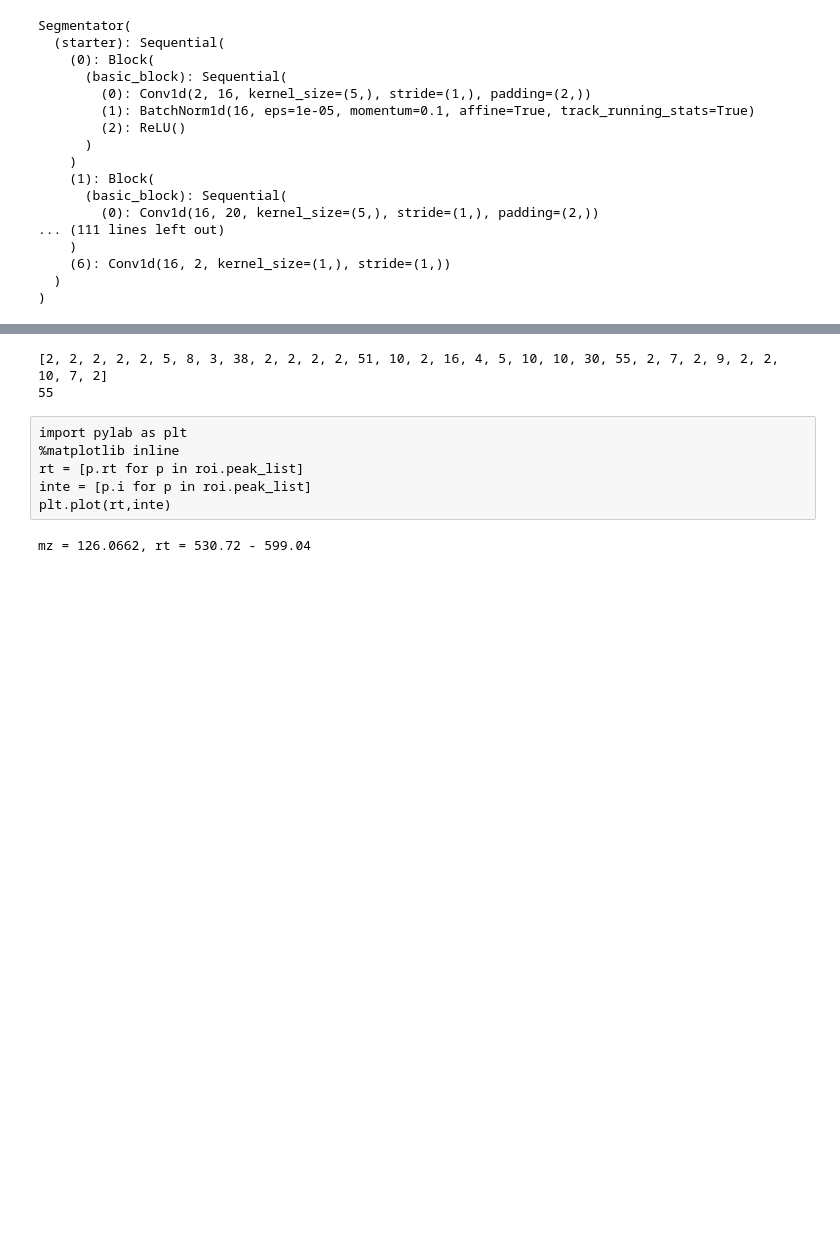
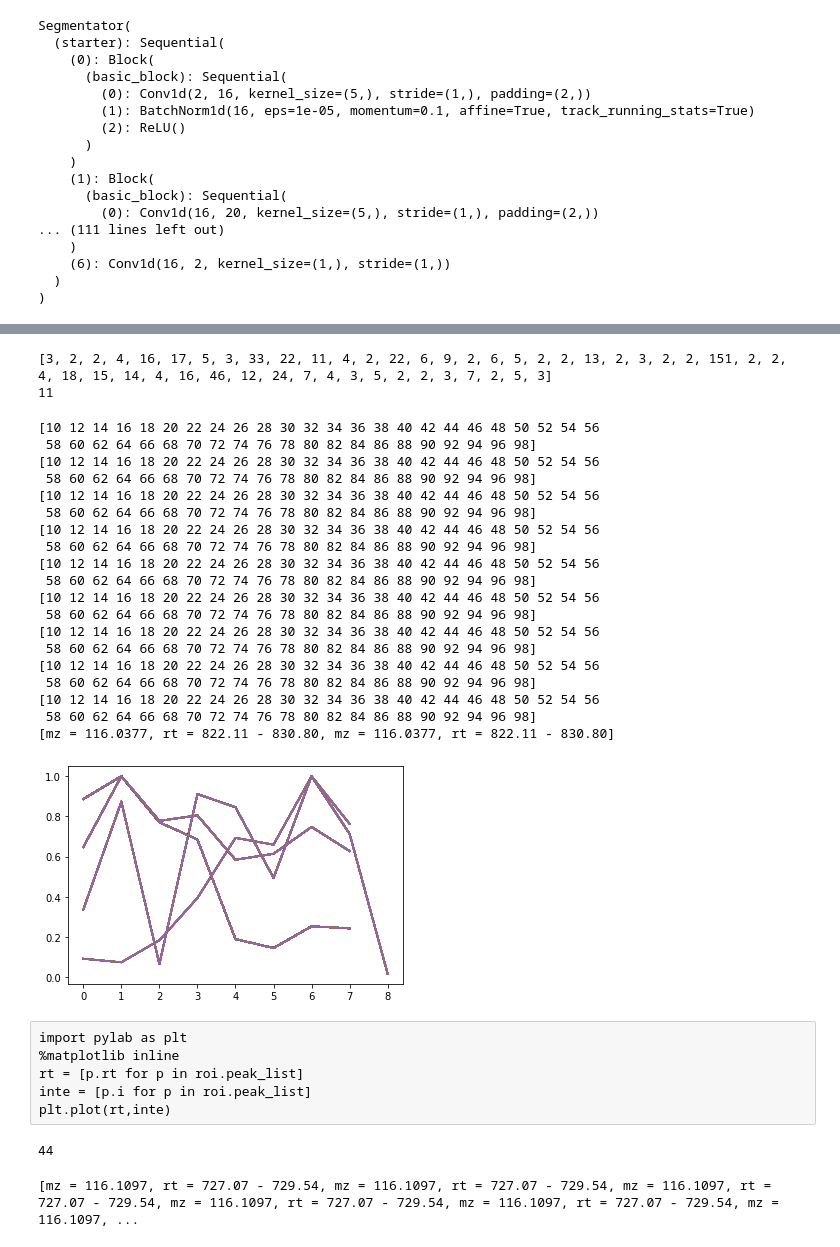
Before and after one commit to iamsalvatore/Time_series_peak_detection, a Jupyter notebook: ClassificationExample.ipynb, the cells around one changed output, grey strips where cells are left out. Cells and saved outputs as stored; diff of their text form; code cells hidden in the pictures; blank space fills up the shorter version.

```diff
--- a/ClassificationExample.ipynb
+++ b/ClassificationExample.ipynb
@@ -87,26 +93,65 @@ print(len(rois))
 # %%
 print([len(r.peak_list) for r in rois])
-roi = rois[22]
+roi = rois[10]
 # 22
-print(len(rois[22].peak_list))
+print(len(rois[10].peak_list))
 # %% [output]
-[2, 2, 2, 2, 2, 5, 8, 3, 38, 2, 2, 2, 2, 51, 10, 2, 16, 4, 5, 10, 10, 30, 55, 2, 7, 2, 9, 2, 2, 10, 7, 2]
-55
+[3, 2, 2, 4, 16, 17, 5, 3, 33, 22, 11, 4, 2, 22, 6, 9, 2, 6, 5, 2, 2, 13, 2, 3, 2, 2, 151, 2, 2, 4, 18, 15, 14, 4, 16, 46, 12, 24, 7, 4, 3, 5, 2, 2, 3, 7, 2, 5, 3]
+11
+# %%
+from Main import sub_rois
+from roi import ROI as poROI
+split_rois=[]
+for roi in rois[:10]:
+    split_rois = sub_rois(roi,10)
+    for i in range(len(split_rois)):
+        split_rois[i] = poROI([split_rois[i].peak_list[0].scan,split_rois[i].peak_list[-1].scan],
+                [split_rois[i].peak_list[0].rt,split_rois[i].peak_list[-1].rt],
+                [p.i for p in split_rois[i].peak_list],
+                [split_rois[i].peak_list[0].mz,split_rois[i].peak_list[-1].mz],split_rois[i].mean_mz)
+        cnn_plot(split_rois[i])
+print(split_rois)
+# %% [output]
+[10 12 14 16 18 20 22 24 26 28 30 32 34 36 38 40 42 44 46 48 50 52 54 56
+ 58 60 62 64 66 68 70 72 74 76 78 80 82 84 86 88 90 92 94 96 98]
+[10 12 14 16 18 20 22 24 26 28 30 32 34 36 38 40 42 44 46 48 50 52 54 56
+ 58 60 62 64 66 68 70 72 74 76 78 80 82 84 86 88 90 92 94 96 98]
+[10 12 14 16 18 20 22 24 26 28 30 32 34 36 38 40 42 44 46 48 50 52 54 56
+ 58 60 62 64 66 68 70 72 74 76 78 80 82 84 86 88 90 92 94 96 98]
+[10 12 14 16 18 20 22 24 26 28 30 32 34 36 38 40 42 44 46 48 50 52 54 56
+ 58 60 62 64 66 68 70 72 74 76 78 80 82 84 86 88 90 92 94 96 98]
+[10 12 14 16 18 20 22 24 26 28 30 32 34 36 38 40 42 44 46 48 50 52 54 56
+ 58 60 62 64 66 68 70 72 74 76 78 80 82 84 86 88 90 92 94 96 98]
+[10 12 14 16 18 20 22 24 26 28 30 32 34 36 38 40 42 44 46 48 50 52 54 56
+ 58 60 62 64 66 68 70 72 74 76 78 80 82 84 86 88 90 92 94 96 98]
+[10 12 14 16 18 20 22 24 26 28 30 32 34 36 38 40 42 44 46 48 50 52 54 56
+ 58 60 62 64 66 68 70 72 74 76 78 80 82 84 86 88 90 92 94 96 98]
+[10 12 14 16 18 20 22 24 26 28 30 32 34 36 38 40 42 44 46 48 50 52 54 56
+ 58 60 62 64 66 68 70 72 74 76 78 80 82 84 86 88 90 92 94 96 98]
+[10 12 14 16 18 20 22 24 26 28 30 32 34 36 38 40 42 44 46 48 50 52 54 56
+ 58 60 62 64 66 68 70 72 74 76 78 80 82 84 86 88 90 92 94 96 98]
+[mz = 116.0377, rt = 822.11 - 830.80, mz = 116.0377, rt = 822.11 - 830.80]
+[figure, added]
 # %% [raw]
 import pylab as plt
 %matplotlib inline
 rt = [p.rt for p in roi.peak_list]
 inte = [p.i for p in roi.peak_list]
 plt.plot(rt,inte)
+# %%
+print(len(split_rois))
+# %% [output]
+44
 # %%
 from roi import ROI as poROI
-rr = poROI([roi.peak_list[0].scan,roi.peak_list[-1].scan],
-           [roi.peak_list[0].rt,roi.peak_list[-1].rt],
-           [p.i for p in roi.peak_list],
-           [roi.peak_list[0].mz,roi.peak_list[-1].mz],
-           roi.mean_mz)
-print(rr)
+for i in range(len(split_rois)):
+    split_rois[i] = poROI([roi.peak_list[0].scan,roi.peak_list[-1].scan],
+            [roi.peak_list[0].rt,roi.peak_list[-1].rt],
+            [p.i for p in roi.peak_list],
+            [roi.peak_list[0].mz,roi.peak_list[-1].mz],
+            roi.mean_mz)
+print(split_rois)
 # %% [output]
-mz = 126.0662, rt = 530.72 - 599.04
+[mz = 116.1097, rt = 727.07 - 729.54, mz = 116.1097, rt = 727.07 - 729.54, mz = 116.1097, rt = 727.07 - 729.54, mz = 116.1097, rt = 727.07 - 729.54, mz = 116.1097, rt = 727.07 - 729.54, mz = 116.1097, ...
 # %%
 from processing_utils.run_utils import preprocess, correct_classification, get_borders, Feature
```
Also changed, not shown: parts of 7 cells of this notebook, 31 other files.
